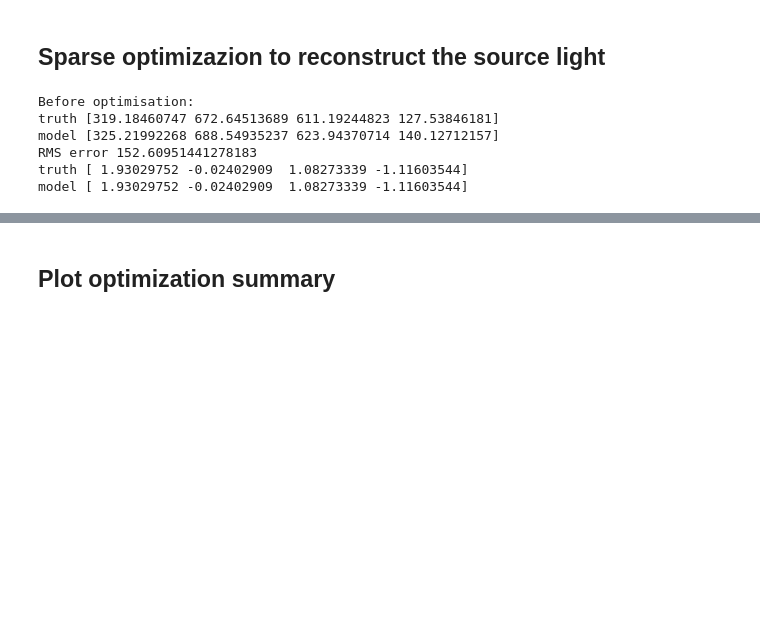
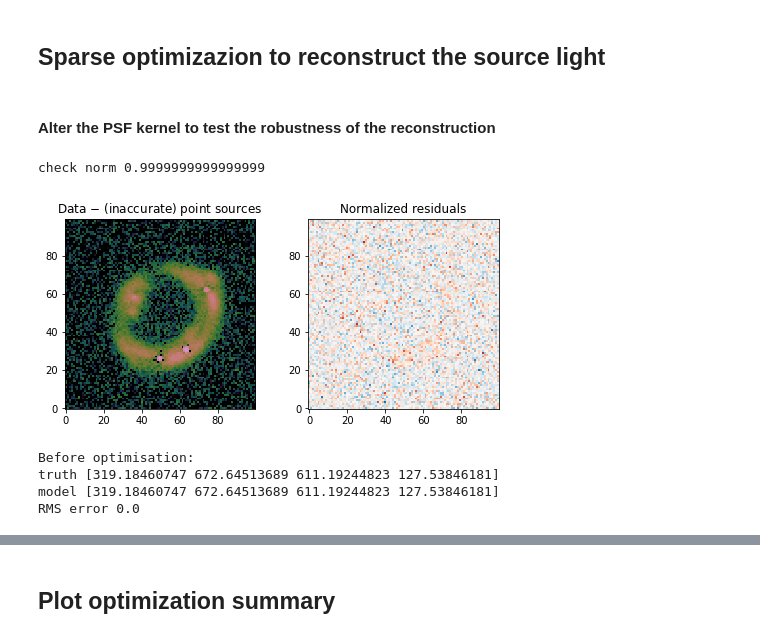
Before and after one commit to aymgal/SLITronomy, a Jupyter notebook: thirdparty/notebooks/07_complex_quasar_source.ipynb, the cells around one changed output, grey strips where cells are left out. Drawn from its saved outputs; the diff is of its cells as text; code cells hidden in the pictures; blank space fills up the shorter version.

```diff
--- a/thirdparty/notebooks/07_complex_quasar_source.ipynb
+++ b/thirdparty/notebooks/07_complex_quasar_source.ipynb
@@ -229,5 +278,52 @@ plt.show()
 # %% [markdown]
 ## Sparse optimizazion to reconstruct the source light
+# %% [markdown]
+#### Alter the PSF kernel to test the robustness of the reconstruction
+# %%
+kwargs_ps_sparsefit = copy.deepcopy(kwargs_ps)
+
+# disturb initial amplitudes w.r.t. truth
+#kwargs_ps_sparsefit[0]['point_amp'] += 20 * np.random.randn(num_ps)
+
+# increase central value of the PSF kernel to fake bad modelling
+psf_class_sparsefit = copy.deepcopy(psf_class)
+if inaccurate_psf is True:
+    # here we alter some pixels of the PSF kernel to mimick a bad PSF model
+    if mock_psf_type in ['gaussian', 'hst_tinytim']:
+        # in this case we alter the central pixel value
+        original_kernel = psf_class.kernel_point_source
+        altered_psf_kernel = np.copy(original_kernel)
+        altered_psf_kernel[psf_num_pix//2, psf_num_pix//2] *= 0.5
+        altered_psf_kernel /= altered_psf_kernel.sum()  # make sure kernel is normnalised
+
+    elif mock_psf_type == 'hst_j1537':
+        # in the case we replace the PSF kernel with the real (inaccurate) model from J1537
+        with pf.open(os.path.join('data', 'psf', filename_psf_j1537_stars)) as f:
+            altered_psf_kernel = f[0].data
+
+    # we force the PSF kernel to change (TODO: not ideal as it is a private attribute...)
+    print("check norm", altered_psf_kernel.sum())
+    psf_class_sparsefit._kernel_point_source = altered_psf_kernel
+
+
+    # here we juste recreate a ImageModel object with the PSF class containing the altered PSF
+    imageModel_alt = ImageModel(data_class, psf_class_sparsefit, lens_model_class, source_model_class,
+                                lens_light_model_class, point_source_class=point_source_class,
+                                kwargs_numerics=kwargs_numerics)
+    fig, axes = plt.subplots(1, 2, figsize=(8, 3.5))
+    ax = axes[0]
+    ax.set_title("Data $-$ (inaccurate) point sources")
+    ax.imshow(data_class.data - imageModel_alt.point_source(kwargs_ps_sparsefit),
+               cmap=cmap_flux, norm=LogNorm(1e-2, 1e2))
+    ax = axes[1]
+    ax.set_title("Normalized residuals")
+    ax.imshow((imageModel_alt.image(kwargs_lens=kwargs_lens, kwargs_source=kwargs_source,
+                                kwargs_ps=kwargs_ps_sparsefit, lens_light_add=False) - data_class.data) / effective_noise_map,
+               cmap=cmap_res, vmin=-5, vmax=5)
+    plt.show()
+# %% [output]
+check norm 0.9999999999999999
+[figure, added]
 # %%
 source_model_list_sparsefit = ['SLIT_STARLETS']
 kwargs_starlets_source = {'n_scales': 6, 'n_pixels': np.size(image_sim)*subgrid_res_source**2}  # add center_x/center_y
@@ -278,15 +369,11 @@ print("Before optimisation:")
 print("truth", kwargs_ps[0]['point_amp'])
 print("model", kwargs_ps_sparsefit[0]['point_amp'])
 print("RMS error", np.sum((kwargs_ps[0]['point_amp'] - kwargs_ps_sparsefit[0]['point_amp'])**2) / num_ps)
-print("truth", kwargs_ps[0]['ra_image'])
-print("model", kwargs_ps_sparsefit[0]['ra_image'])
 # %% [output]
 Before optimisation:
 truth [319.18460747 672.64513689 611.19244823 127.53846181]
-model [325.21992268 688.54935237 623.94370714 140.12712157]
-RMS error 152.60951441278183
-truth [ 1.93029752 -0.02402909  1.08273339 -1.11603544]
-model [ 1.93029752 -0.02402909  1.08273339 -1.11603544]
+model [319.18460747 672.64513689 611.19244823 127.53846181]
+RMS error 0.0
 # %%
 start_time = time.time()
 model, _, _, param = imageSparseFit.image_pixelbased_solve(copy.deepcopy(kwargs_lens),
```
Also changed, not shown: parts of 16 cells of this notebook.
